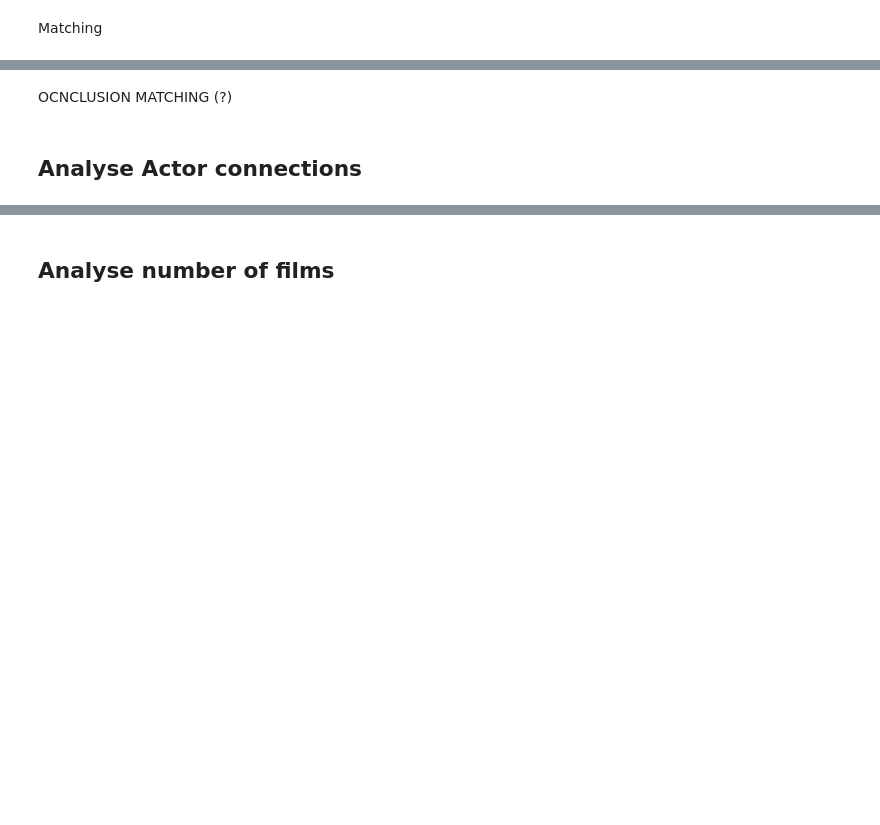
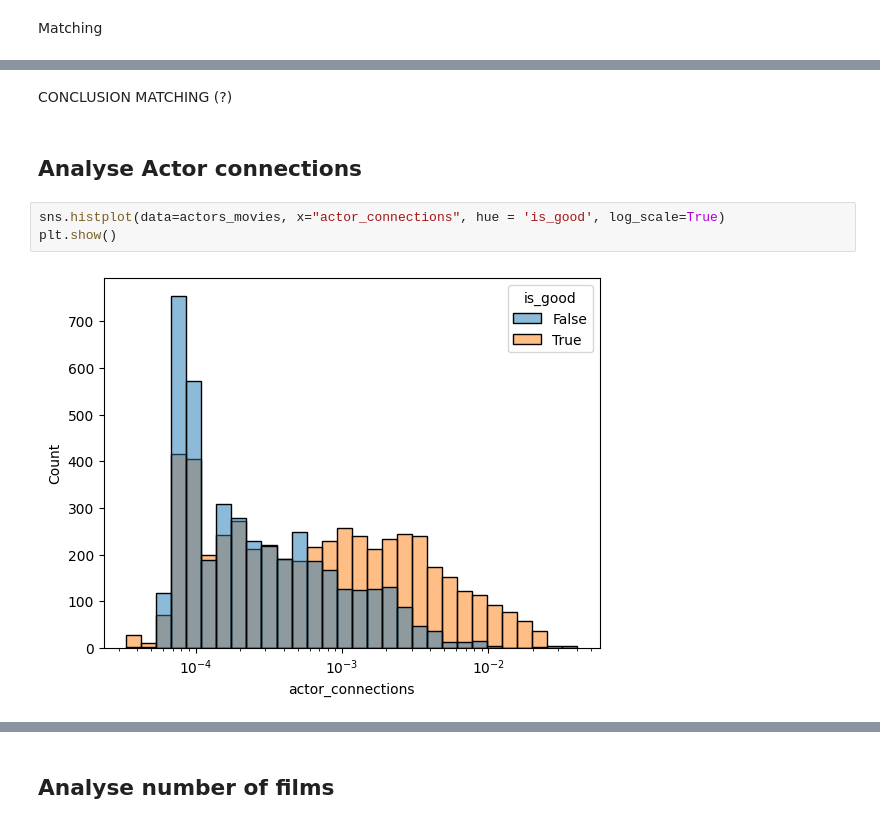
Before and after one commit to epfl-ada/ada-2023-project-dromadaire, a Jupyter notebook: P3end.ipynb, the cells around one changed output, grey strips where cells are left out. Cells and saved outputs as stored; diff of their text form; blank space fills up the shorter version.

Commit message:
Kelan en PLS... -> Inch les derniers graphs

```diff
--- a/P3end.ipynb
+++ b/P3end.ipynb
@@ -392,4 +422,9 @@ PatsyError: Error evaluating factor: NameError: name 'aboveAverage' is not defin
 # %% [markdown]
-OCNCLUSION MATCHING (?)
+CONCLUSION MATCHING (?)
 # %% [markdown]
 ## Analyse Actor connections
+# %%
+sns.histplot(data=actors_movies, x="actor_connections", hue = 'is_good', log_scale=True)
+plt.show()
+# %% [output]
+[figure, added]
```
Also changed, not shown: parts of 13 cells of this notebook.
